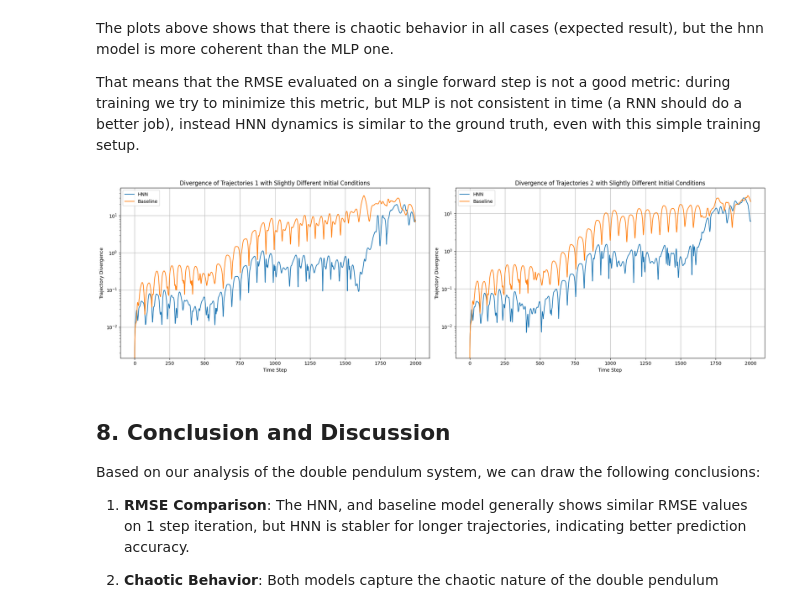
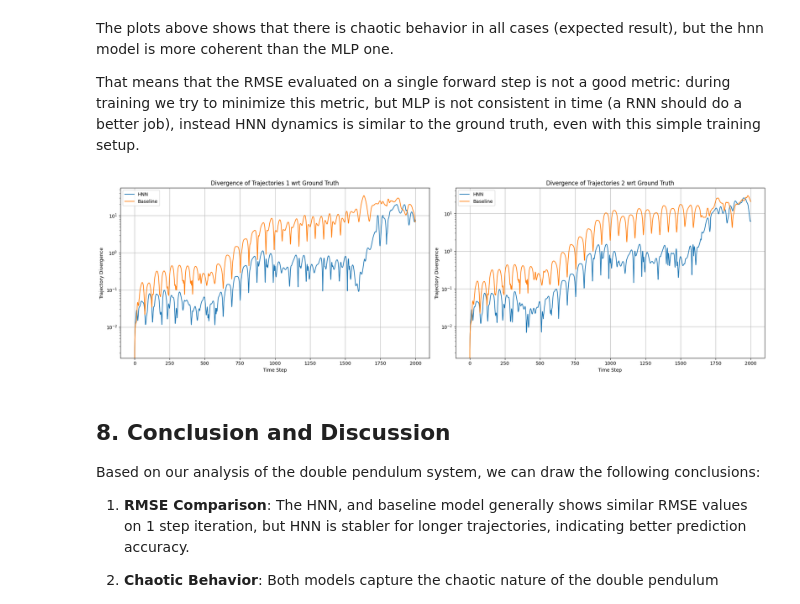
Before and after one commit to YuriPaglierani/Hamiltonian-Neural-Networks-Pendulums, a Jupyter notebook: notebooks/double_pendulum_nb.ipynb, the cells around one changed output. Cells and saved outputs as stored; diff of their text form; code cells hidden in the pictures.

```diff
--- a/notebooks/double_pendulum_nb.ipynb
+++ b/notebooks/double_pendulum_nb.ipynb
@@ -344,36 +344,36 @@ hnn_divergence1 = compute_trajectory_divergence(hnn_traj1, true_traj1)
 baseline_divergence1 = compute_trajectory_divergence(baseline_traj1, true_traj1)
 
 # Compute divergences for traj2
 hnn_divergence2 = compute_trajectory_divergence(hnn_traj2, true_traj2)
 baseline_divergence2 = compute_trajectory_divergence(baseline_traj2, true_traj2)
 
 # Create two subplots
 fig, (ax1, ax2) = plt.subplots(1, 2, figsize=(20, 6))
 
 # Plot for traj1
 ax1.plot(hnn_divergence1, label='HNN')
 ax1.plot(baseline_divergence1, label='Baseline')
 ax1.set_xlabel('Time Step')
 ax1.set_ylabel('Trajectory Divergence')
-ax1.set_title('Divergence of Trajectories 1 with Slightly Different Initial Conditions')
+ax1.set_title('Divergence of Trajectories 1 wrt Ground Truth')
 ax1.legend()
 ax1.set_yscale('log')
 ax1.grid(True)
 
 # Plot for traj2
 ax2.plot(hnn_divergence2, label='HNN')
 ax2.plot(baseline_divergence2, label='Baseline')
 ax2.set_xlabel('Time Step')
 ax2.set_ylabel('Trajectory Divergence')
-ax2.set_title('Divergence of Trajectories 2 with Slightly Different Initial Conditions')
+ax2.set_title('Divergence of Trajectories 2 wrt Ground Truth')
 ax2.legend()
 ax2.set_yscale('log')
 ax2.grid(True)
 
 plt.tight_layout()
 plt.show()
 # %% [output]
-[figure, old version]
+[figure, new version]
 # %% [markdown]
 ## 8. Conclusion and Discussion
 
```
